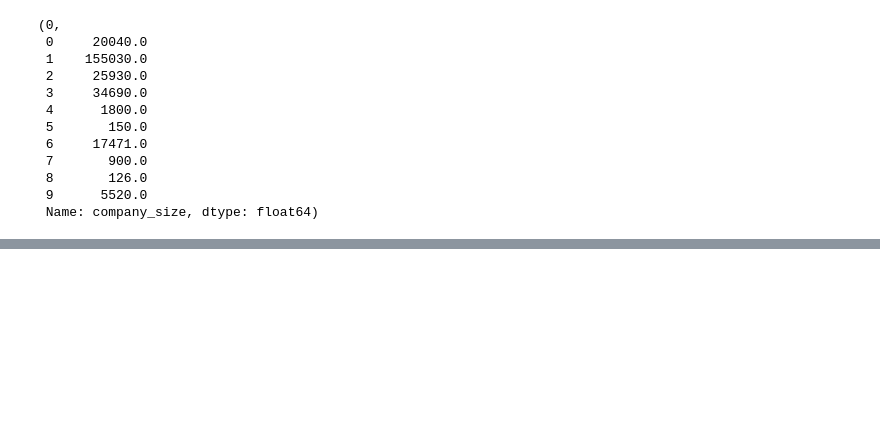
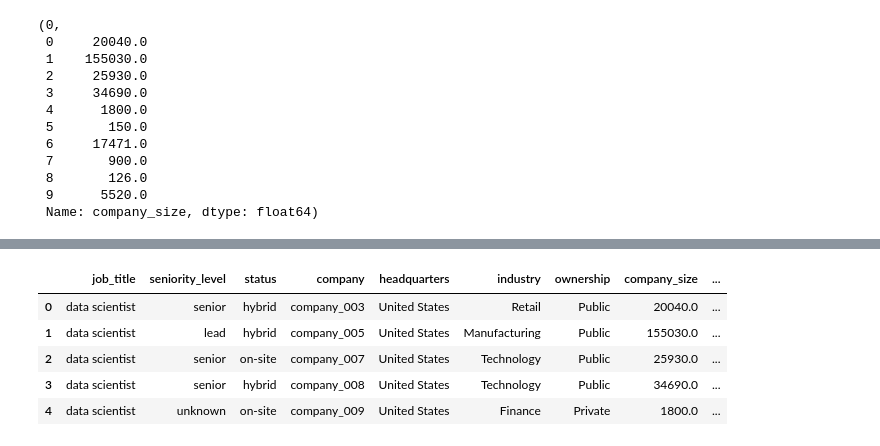
Before and after one commit to markcoty/data-science-jobs-2025, a Jupyter notebook: Notebook/data-science-jobs-2025.ipynb, the cells around one changed output, grey strips where cells are left out. Cells and saved outputs as stored; diff of their text form; code cells hidden in the pictures; blank space fills up the shorter version.

```diff
--- a/Notebook/data-science-jobs-2025.ipynb
+++ b/Notebook/data-science-jobs-2025.ipynb
@@ -383,0 +403,11 @@ df["company_size"].isnull().sum(), df["company_size"].head(10)
+# %%
+df = df.drop(columns=["post_date"])
+# %%
+df.head()
+# %% [output]
+|  | job_title | seniority_level | status | company | headquarters | industry | ownership | company_size | ... |
+| 0 | data scientist | senior | hybrid | company_003 | United States | Retail | Public | 20040.0 | ... |
+| 1 | data scientist | lead | hybrid | company_005 | United States | Manufacturing | Public | 155030.0 | ... |
+| 2 | data scientist | senior | on-site | company_007 | United States | Technology | Public | 25930.0 | ... |
+| 3 | data scientist | senior | hybrid | company_008 | United States | Technology | Public | 34690.0 | ... |
+| 4 | data scientist | unknown | on-site | company_009 | United States | Finance | Private | 1800.0 | ... |
```
Also changed, not shown: parts of 9 cells of this notebook, 1 other file.
